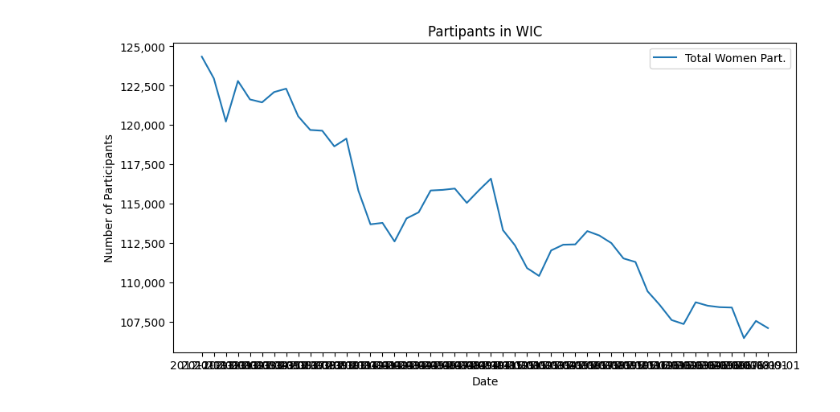
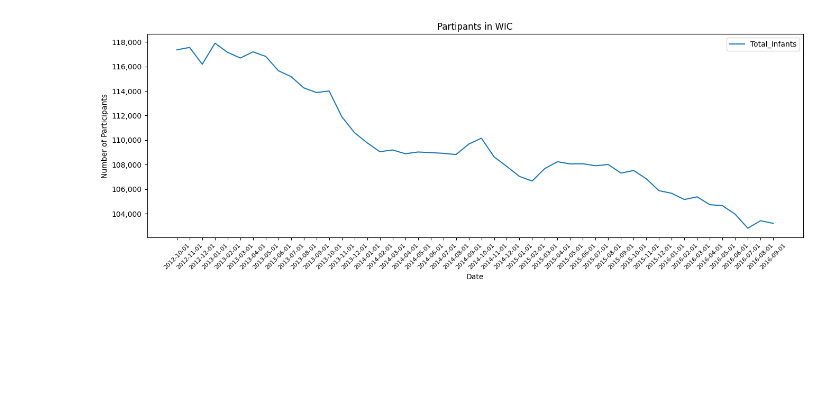
Before and after one commit to kevin-klau/nourishNow, a Jupyter notebook: mapleHacks.ipynb, the cells around one changed output. Cells and saved outputs as stored; diff of their text form; code cells hidden in the pictures; blank space fills up the shorter version.

```diff
--- a/mapleHacks.ipynb
+++ b/mapleHacks.ipynb
@@ -63,24 +64,24 @@ dfNewYork.head()
 # %%
 def number_format(x, pos):
     return '{:,.0f}'.format(x)
 
-def graphParticipant(df):
-    participantCols = ["Total_Infants", "Total_Number_of_Participants", "Children_Participating", "Total_Women"]
-
-    plt.figure(figsize=(10, 5))
-    plt.plot(df["Date"], df["Total_Women"], label="Total Women Part.")
-    #plt.plot(df["Date"], df["Total_Infants"], label="Total Infant Part.")
-    #plt.plot(df["Date"], df["Children_Participating"], label="Total Children Part.")
+def graphParticipant(df, participant, name=""):
+    plt.figure(figsize=(16, 5))
+    plt.plot(df["Date"], df[participant], label=participant)
 
     plt.title("Partipants in WIC")
     plt.ylabel("Number of Participants") # set a meaningful ylabel
     plt.xlabel("Date") # set the xlabel to "Date"
+    plt.xticks(rotation=45, fontsize=8)
+
     plt.legend()
 
     plt.gca().yaxis.set_major_formatter(ticker.FuncFormatter(number_format))
-
     plt.show()
 
-graphParticipant(dfNewYork)
+    if name != "":
+        fig.savefig('{}--{}.png'.format(name, participant))
+
+graphParticipant(dfNewYork, "Total_Infants")
 # %% [output]
-[figure, old version]
+[figure, new version]
```
Also changed, not shown: parts of 13 cells of this notebook, 6 other files.
